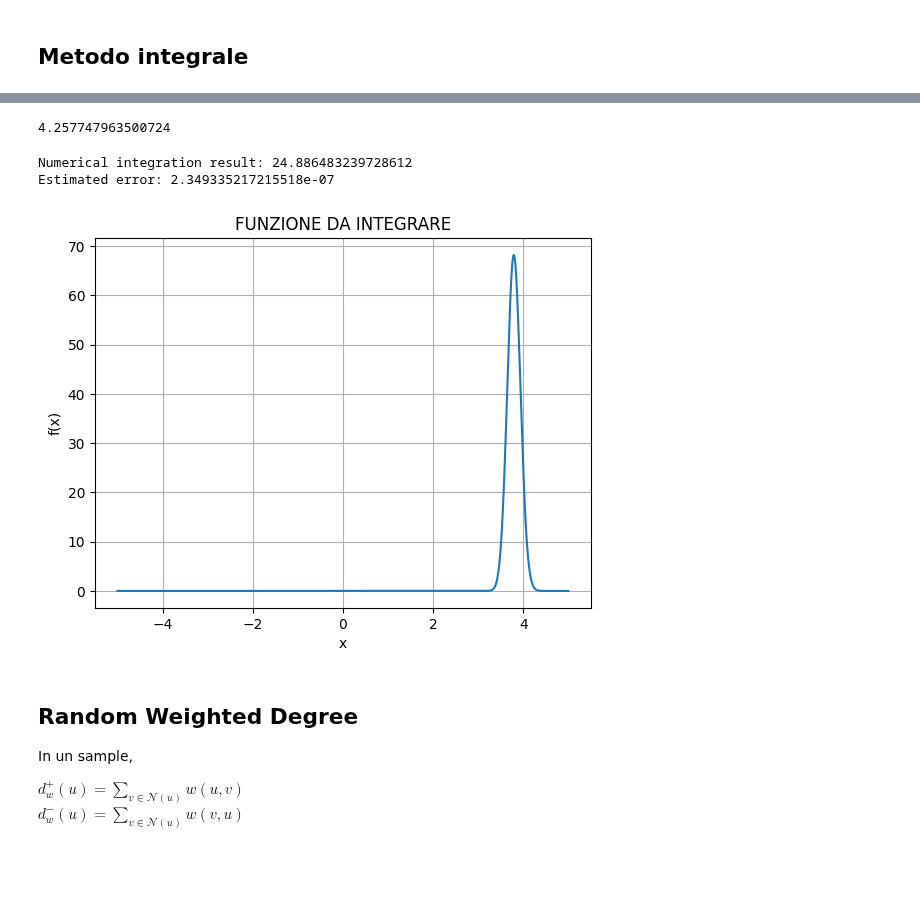
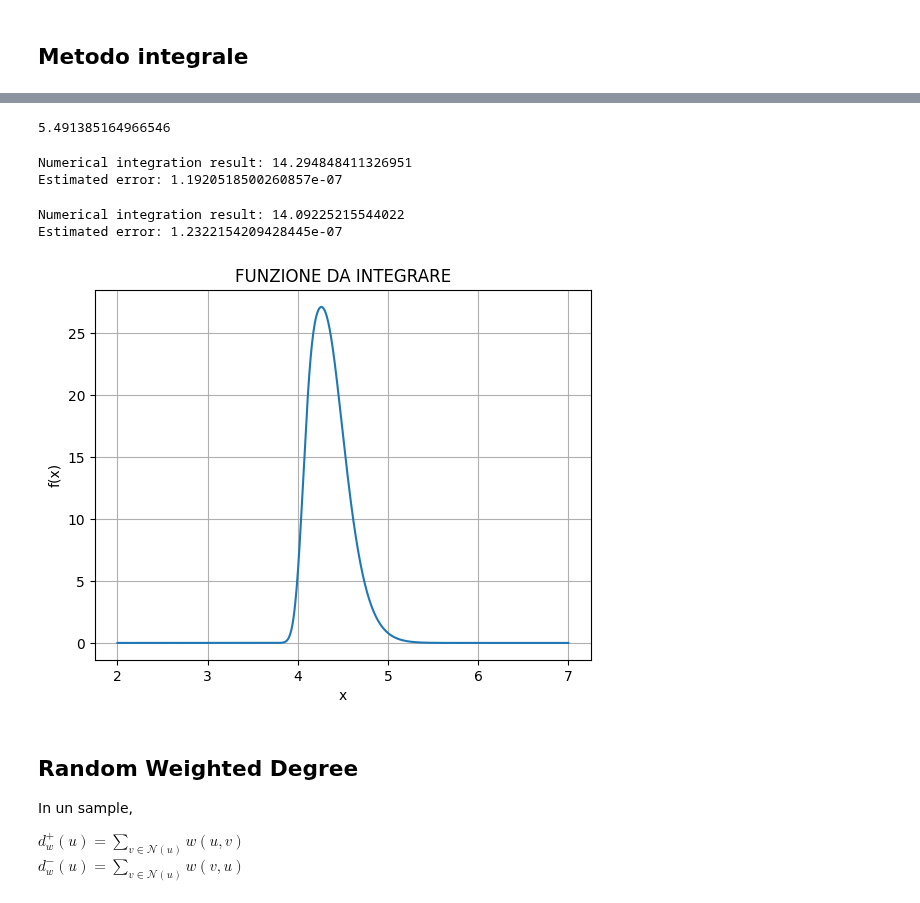
Before and after one commit to Mark55X/LearningFromNetworksProject, a Jupyter notebook: code/notebooks/project.ipynb, the cells around one changed output, grey strips where cells are left out. Saved outputs shown, nothing was run; the diff lists cells and outputs as text; code cells hidden in the pictures; blank space fills up the shorter version.

```diff
--- a/code/notebooks/project.ipynb
+++ b/code/notebooks/project.ipynb
@@ -123,10 +127,10 @@ KeyboardInterrupt:
 # %%
-n = 10
+n = 100
 random_vars = [RandomWeight(np.random.uniform(1,4), np.random.uniform(0.1,0.4)) for i in range(n)]
 # %%
 get_expectation_gumbel(random_vars)
 # %% [output]
-4.257747963500724
+5.491385164966546
 # %%
 from scipy.stats import norm
 from scipy.integrate import quad
@@ -147,29 +151,56 @@ def function_to_integrate(x):
 
 #print(cdf_product(50))
 
-result, error = quad(function_to_integrate, -np.inf, np.inf)
+result, error = quad(function_to_integrate, a=-np.inf, b=np.inf)
+# epsabs=1, epsrel=1
 
 print(f"Numerical integration result: {result}")
 print(f"Estimated error: {error}")
 # %% [output]
-Numerical integration result: 24.886483239728612
-Estimated error: 2.349335217215518e-07
+Numerical integration result: 14.294848411326951
+Estimated error: 1.1920518500260857e-07
+# %%
+from scipy.stats import norm
+from scipy.integrate import quad
+
+
+def cdf_product(x):
+    prod = 1
+    for j in range(n):
+        prod *= norm.cdf(x, loc=random_vars[j].mean, scale=random_vars[j].standard_deviation)
+    return prod
+
+
+def function_to_integrate(x):
+    return x * cdf_product(x) * sum(norm.pdf(x, loc=random_vars[i].mean, scale=random_vars[i].standard_deviation)/(norm.cdf(x, loc=random_vars[i].mean, scale=random_vars[i].standard_deviation)+ 1e-17) * 1/random_vars[i].standard_deviation for i in range(n))
+
+
+
+#print(cdf_product(50))
+
+result, error = quad(function_to_integrate, a=-np.inf, b=np.inf)
+
+print(f"Numerical integration result: {result}")
+print(f"Estimated error: {error}")
+# %% [output]
+Numerical integration result: 14.09225215544022
+Estimated error: 1.2322154209428445e-07
 # %%
 import matplotlib.pyplot as plt
 
 # Plot the function over the finite range
-x_vals = np.linspace(-5, 5, 1000)
+x_vals = np.linspace(2, 7, 1000)
 y_vals = [function_to_integrate(x) for x in x_vals]
 
 
 plt.plot(x_vals, y_vals)
 plt.title("FUNZIONE DA INTEGRARE")
 plt.xlabel("x")
 plt.ylabel("f(x)")
 plt.grid()
 plt.show()
 # %% [output]
-[figure, old version]
+[figure, new version]
 # %% [markdown]
 ## Random Weighted Degree
 
```
Also changed, not shown: parts of 6 cells of this notebook.
